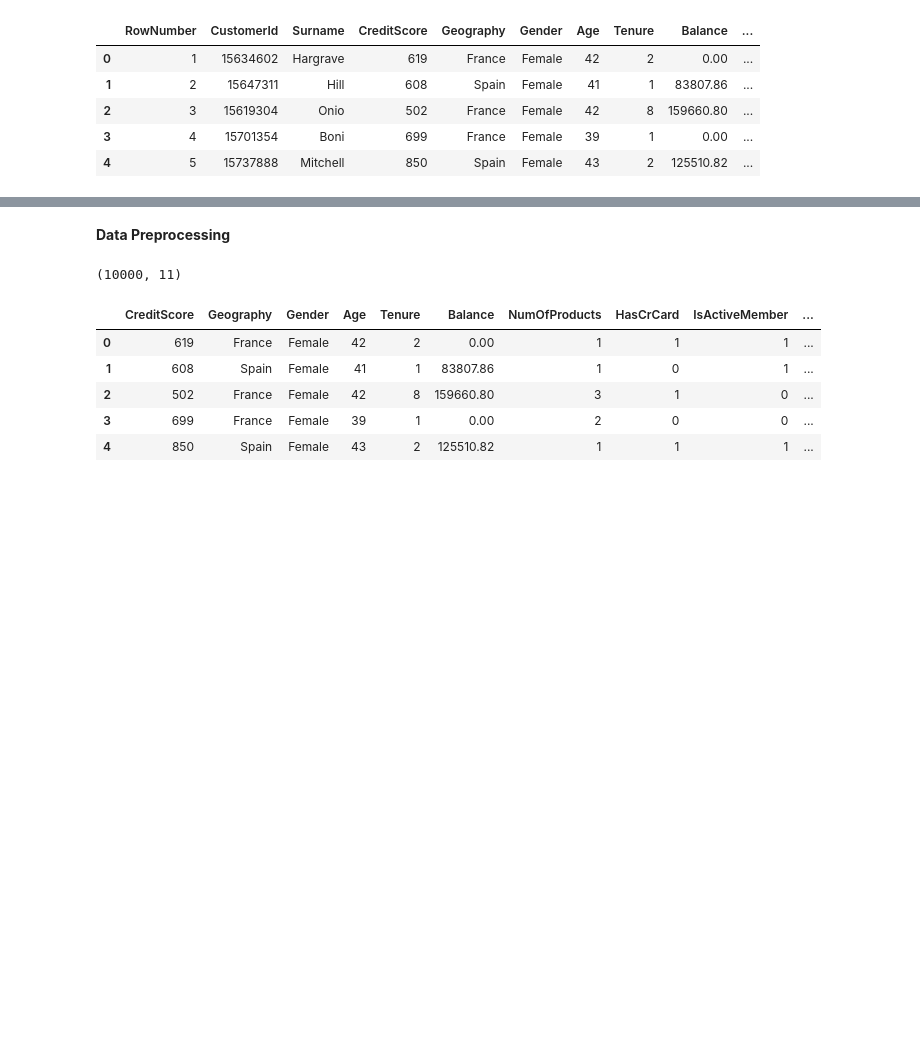
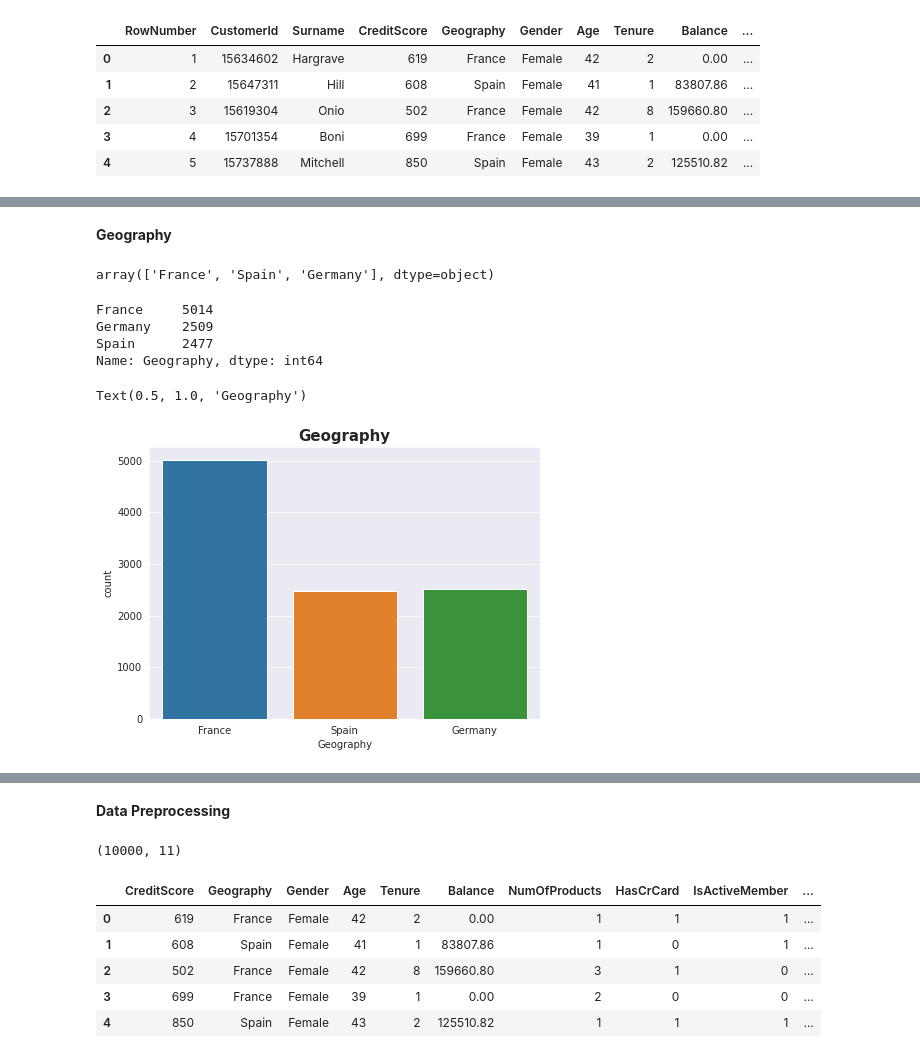
Before and after one commit to asif851/Bank-Customer-Churn-Prediction-Model, a Jupyter notebook: customer_churn.ipynb, the cells around one changed output, grey strips where cells are left out. Cells and saved outputs as stored; diff of their text form; code cells hidden in the pictures; blank space fills up the shorter version.

```diff
--- a/customer_churn.ipynb
+++ b/customer_churn.ipynb
@@ -21,0 +54,19 @@ df.shape
+# %% [markdown]
+**Geography**
+# %%
+df["Geography"].unique()
+# %% [output]
+array(['France', 'Spain', 'Germany'], dtype=object)
+# %%
+df["Geography"].value_counts()
+# %% [output]
+France     5014
+Germany    2509
+Spain      2477
+Name: Geography, dtype: int64
+# %%
+plt.figure(figsize=(7,5))
+sns.countplot(x='Geography',data=df).set_title("Geography",fontsize=15,fontdict={"weight": "bold"})
+# %% [output]
+Text(0.5, 1.0, 'Geography')
+[figure, added]
```
Also changed, not shown: parts of 54 cells of this notebook.
